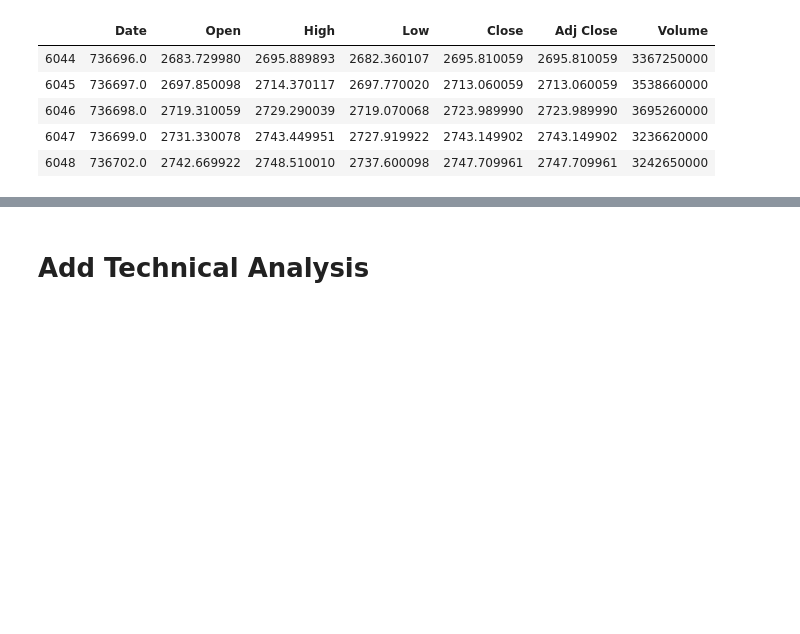
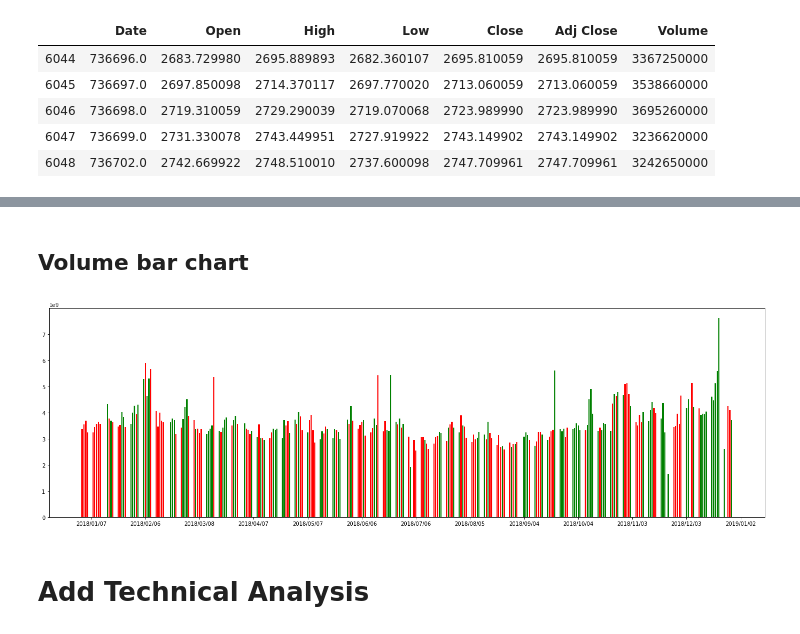
Before and after one commit to Tai13492/Fintech-Homework, a Jupyter notebook: hw4/t08902205.ipynb, the cells around one changed output, grey strips where cells are left out. Saved outputs shown, nothing was run; the diff lists cells and outputs as text; code cells hidden in the pictures; blank space fills up the shorter version.

```diff
--- a/hw4/t08902205.ipynb
+++ b/hw4/t08902205.ipynb
@@ -56,3 +71,21 @@ plt.show()
+# %% [markdown]
+## Volume bar chart
+# %%
+dates = df_plot["Date"]
+dates = np.asarray(dates)
+volume = df_plot["Volume"]
+volume = np.asarray(volume)
+plt.figure(figsize=(24,7.2))
+pos = df_plot['Open']-df_plot['Close']>0
+neg = df_plot['Open']-df_plot['Close']<0
+plt.bar(dates[pos],volume[pos],color='green',width=0.7)
+plt.bar(dates[neg],volume[neg],color='red',width=0.7)
+
+plt.gca().xaxis.set_major_formatter(mdates.DateFormatter('%Y/%m/%d'))
+plt.gca().xaxis.set_major_locator(mdates.DayLocator(interval=30))
+plt.show()
+# %% [output]
+[figure, added]
 # %% [markdown]
 # Add Technical Analysis
 # %%
```
Also changed, not shown: parts of 9 cells of this notebook.
